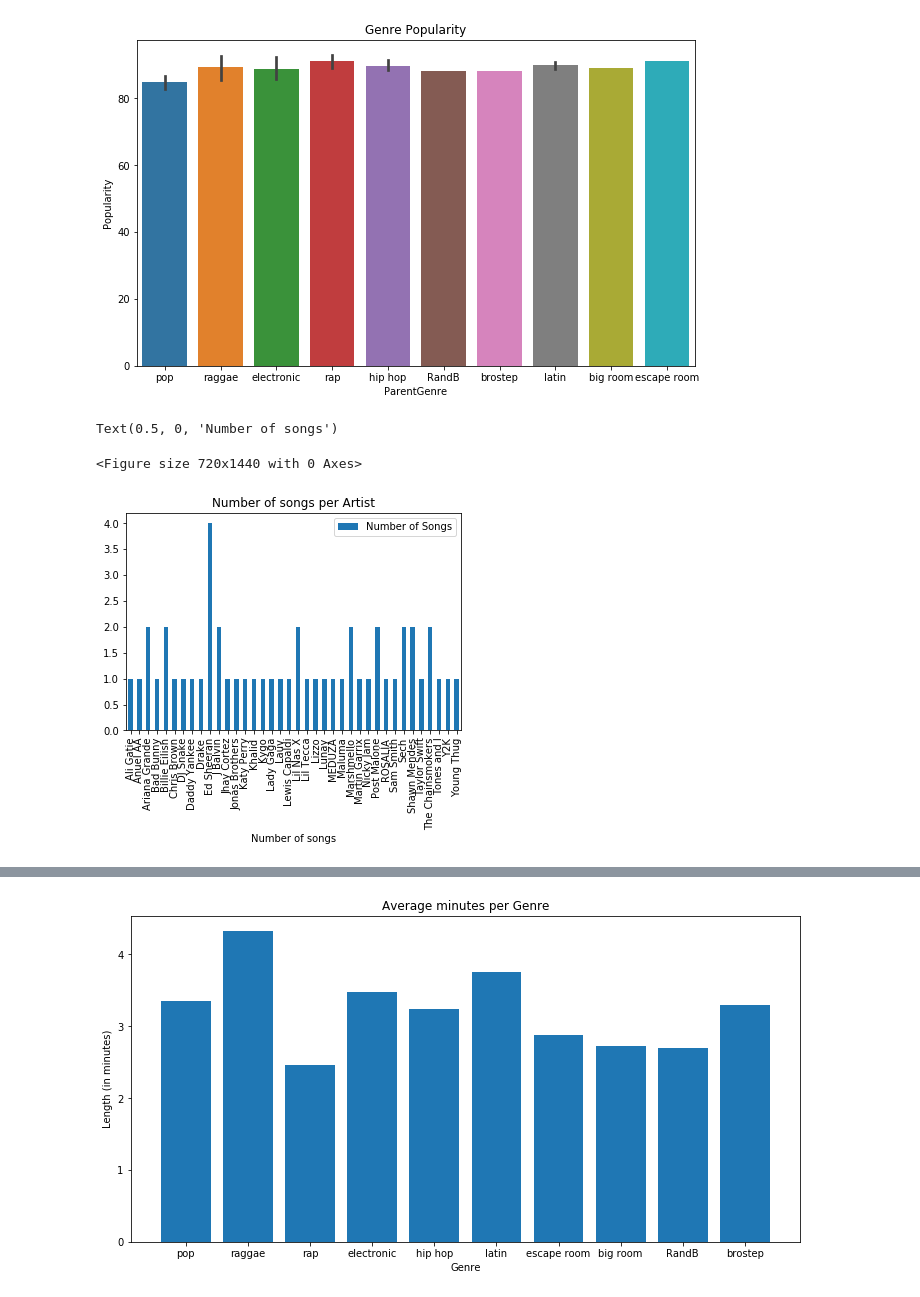
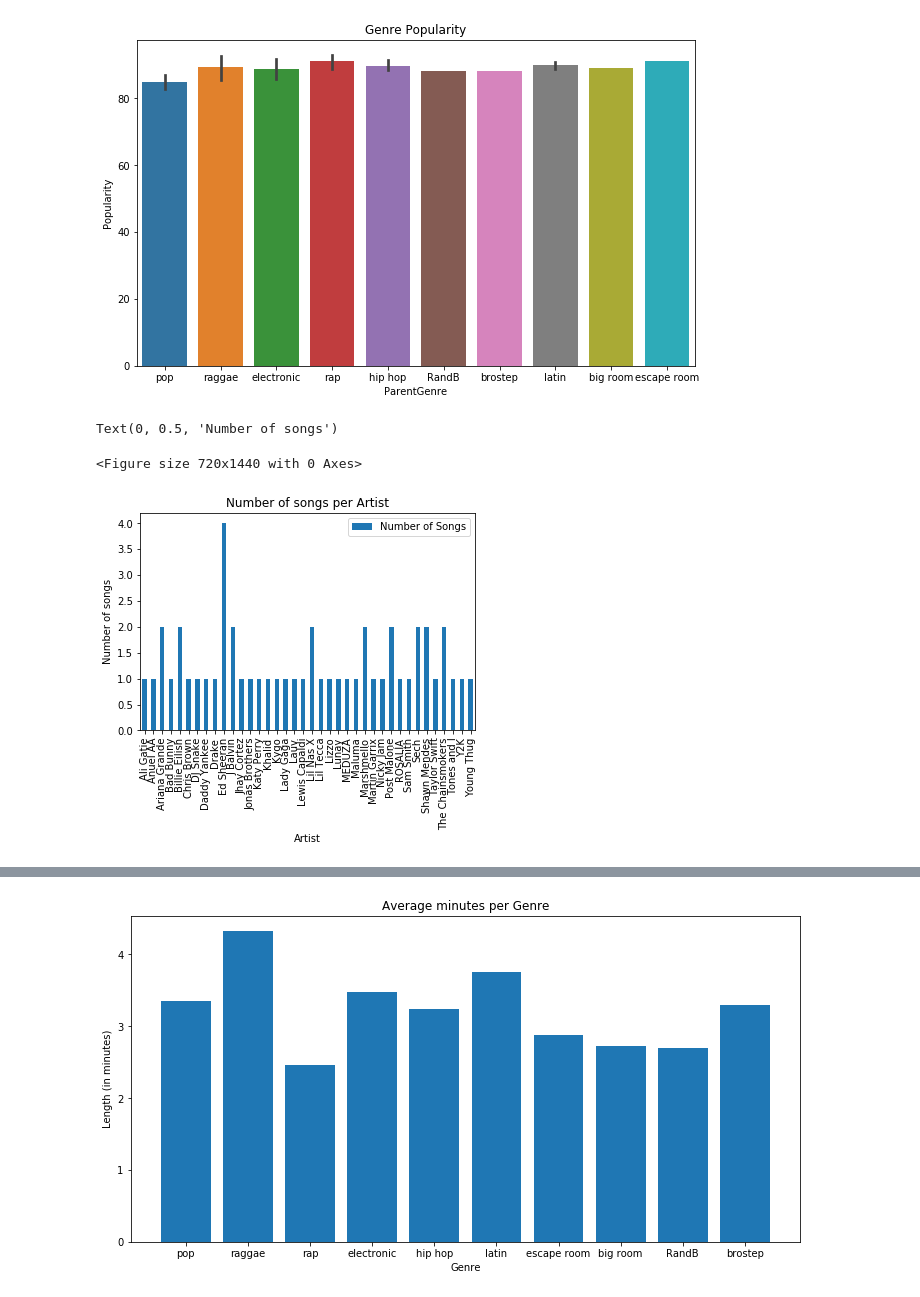
Before and after one commit to vidvatabuch/Spotify-2019-Top-50-tracks, a Jupyter notebook: Spotify 2019 Top 50 songs EDA.ipynb, the cells around one changed output, grey strips where cells are left out. Saved outputs shown, nothing was run; the diff lists cells and outputs as text; code cells hidden in the pictures.

```diff
--- a/Spotify 2019 Top 50 songs EDA.ipynb
+++ b/Spotify 2019 Top 50 songs EDA.ipynb
@@ -19,7 +19,7 @@ Setup Complete
 # %% [markdown]
 ### Importing the dataset from a csv file and cleaning it
 # %%
-filepath="../data/top50.csv"
+filepath="top50.csv"
 songs_data=pd.read_csv(filepath,encoding='latin',index_col=0)
 songs_data.tail()
 # %% [output]
@@ -168,17 +183,17 @@ sns.barplot(x=songs['ParentGenre'],y=songs['Popularity'])
 # %%
 #Artists and contribution - Bar chart
 nca=songs_data.groupby(["Artist_Name"]).count().iloc[:,:1]
 nca.columns=['Number of Songs']
 df = pd.DataFrame(nca)
 plt.figure(figsize=(10,20))
 df.plot.bar()
 plt.title("Number of songs per Artist")
 plt.xlabel("Artist")
-plt.xlabel("Number of songs")
+plt.ylabel("Number of songs")
 # %% [output]
-Text(0.5, 0, 'Number of songs')
+Text(0, 0.5, 'Number of songs')
 <Figure size 720x1440 with 0 Axes>
-[figure, old version]
+[figure, new version]
 # %%
 #Heatmap of Top 10 songs
 top10=songs_data.sort_values(['Popularity'])
```
Also changed, not shown: parts of 12 cells of this notebook.
